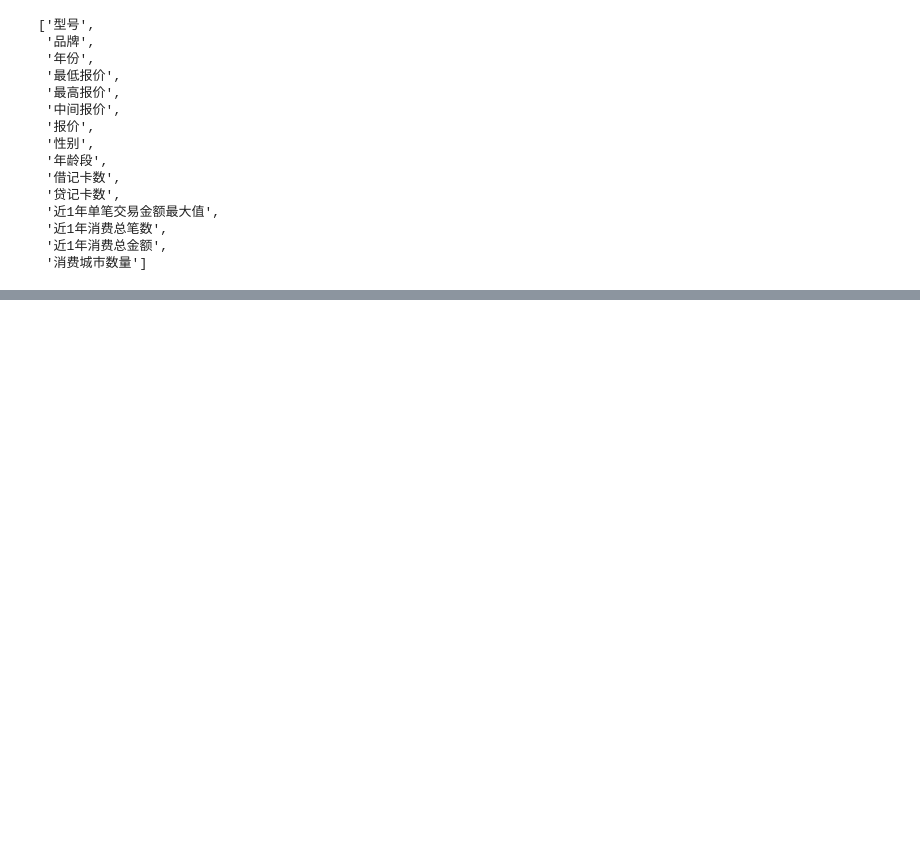
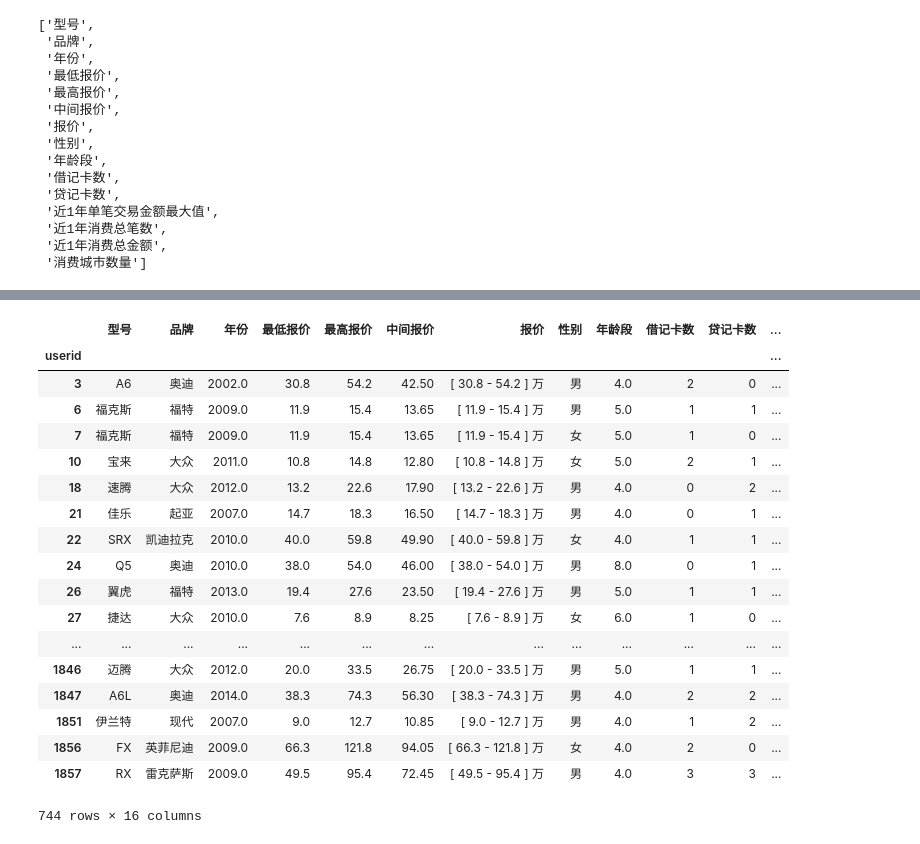
Before and after one commit to 314-studio/Car-Recommendation, a Jupyter notebook: DataCleaning.ipynb, the cells around one changed output, grey strips where cells are left out. Saved outputs shown, nothing was run; the diff lists cells and outputs as text; code cells hidden in the pictures; blank space fills up the shorter version.

```diff
--- a/DataCleaning.ipynb
+++ b/DataCleaning.ipynb
@@ -87,0 +99,25 @@ ax = sns.scatterplot(x = column_names[-3], y = y_column_name, hue=column_names[-
+# %%
+pcent = raw_data.iloc[:, 67]
+pcent = pcent.drop(pcent[pcent == 100.].index)
+new_expances_data = pd.merge(expances_data, pcent.to_frame(name='TOP1行业消费占比'), on='userid')
+new_expances_data.dropna(how='any')
+# %% [output]
+|  | 型号 | 品牌 | 年份 | 最低报价 | 最高报价 | 中间报价 | 报价 | 性别 | 年龄段 | 借记卡数 | 贷记卡数 | ... |
+| userid |  |  |  |  |  |  |  |  |  |  |  | ... |
+| 3 | A6 | 奥迪 | 2002.0 | 30.8 | 54.2 | 42.50 | [ 30.8 - 54.2 ] 万 | 男 | 4.0 | 2 | 0 | ... |
+| 6 | 福克斯 | 福特 | 2009.0 | 11.9 | 15.4 | 13.65 | [ 11.9 - 15.4 ] 万 | 男 | 5.0 | 1 | 1 | ... |
+| 7 | 福克斯 | 福特 | 2009.0 | 11.9 | 15.4 | 13.65 | [ 11.9 - 15.4 ] 万 | 女 | 5.0 | 1 | 0 | ... |
+| 10 | 宝来 | 大众 | 2011.0 | 10.8 | 14.8 | 12.80 | [ 10.8 - 14.8 ] 万 | 女 | 5.0 | 2 | 1 | ... |
+| 18 | 速腾 | 大众 | 2012.0 | 13.2 | 22.6 | 17.90 | [ 13.2 - 22.6 ] 万 | 男 | 4.0 | 0 | 2 | ... |
+| 21 | 佳乐 | 起亚 | 2007.0 | 14.7 | 18.3 | 16.50 | [ 14.7 - 18.3 ] 万 | 男 | 4.0 | 0 | 1 | ... |
+| 22 | SRX | 凯迪拉克 | 2010.0 | 40.0 | 59.8 | 49.90 | [ 40.0 - 59.8 ] 万 | 女 | 4.0 | 1 | 1 | ... |
+| 24 | Q5 | 奥迪 | 2010.0 | 38.0 | 54.0 | 46.00 | [ 38.0 - 54.0 ] 万 | 男 | 8.0 | 0 | 1 | ... |
+| 26 | 翼虎 | 福特 | 2013.0 | 19.4 | 27.6 | 23.50 | [ 19.4 - 27.6 ] 万 | 男 | 5.0 | 1 | 1 | ... |
+| 27 | 捷达 | 大众 | 2010.0 | 7.6 | 8.9 | 8.25 | [ 7.6 - 8.9 ] 万 | 女 | 6.0 | 1 | 0 | ... |
+| ... | ... | ... | ... | ... | ... | ... | ... | ... | ... | ... | ... | ... |
+| 1846 | 迈腾 | 大众 | 2012.0 | 20.0 | 33.5 | 26.75 | [ 20.0 - 33.5 ] 万 | 男 | 5.0 | 1 | 1 | ... |
+| 1847 | A6L | 奥迪 | 2014.0 | 38.3 | 74.3 | 56.30 | [ 38.3 - 74.3 ] 万 | 男 | 4.0 | 2 | 2 | ... |
+| 1851 | 伊兰特 | 现代 | 2007.0 | 9.0 | 12.7 | 10.85 | [ 9.0 - 12.7 ] 万 | 男 | 4.0 | 1 | 2 | ... |
+| 1856 | FX | 英菲尼迪 | 2009.0 | 66.3 | 121.8 | 94.05 | [ 66.3 - 121.8 ] 万 | 女 | 4.0 | 2 | 0 | ... |
+| 1857 | RX | 雷克萨斯 | 2009.0 | 49.5 | 95.4 | 72.45 | [ 49.5 - 95.4 ] 万 | 男 | 4.0 | 3 | 3 | ... |
+744 rows × 16 columns
```
Also changed, not shown: parts of 3 cells of this notebook.
